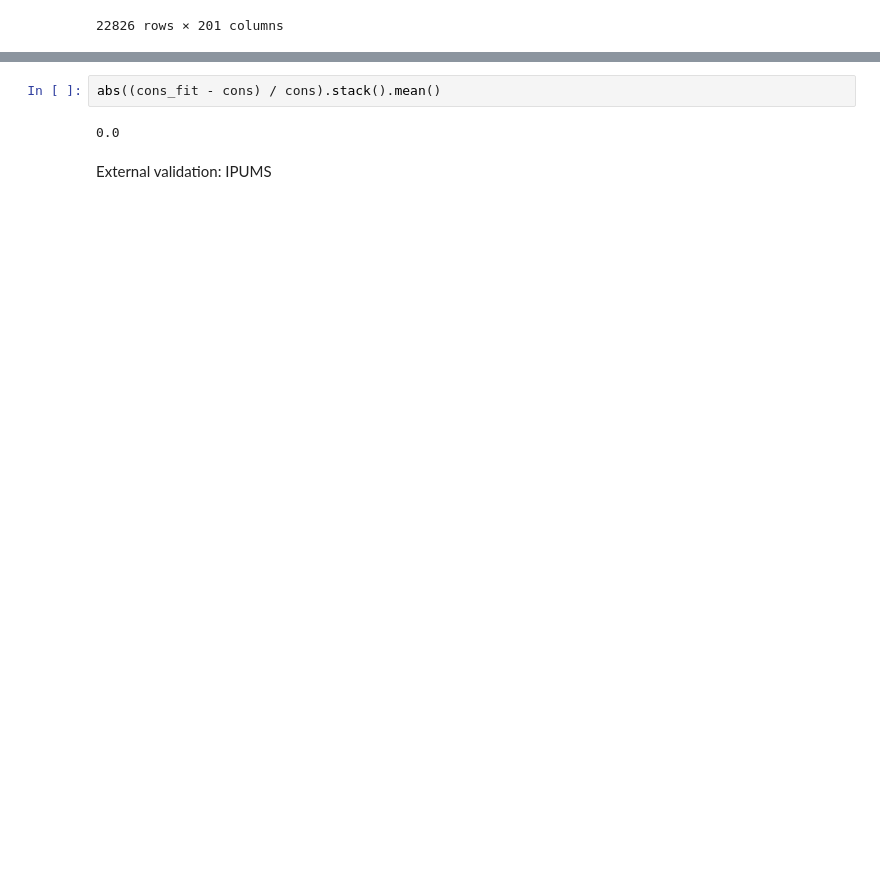
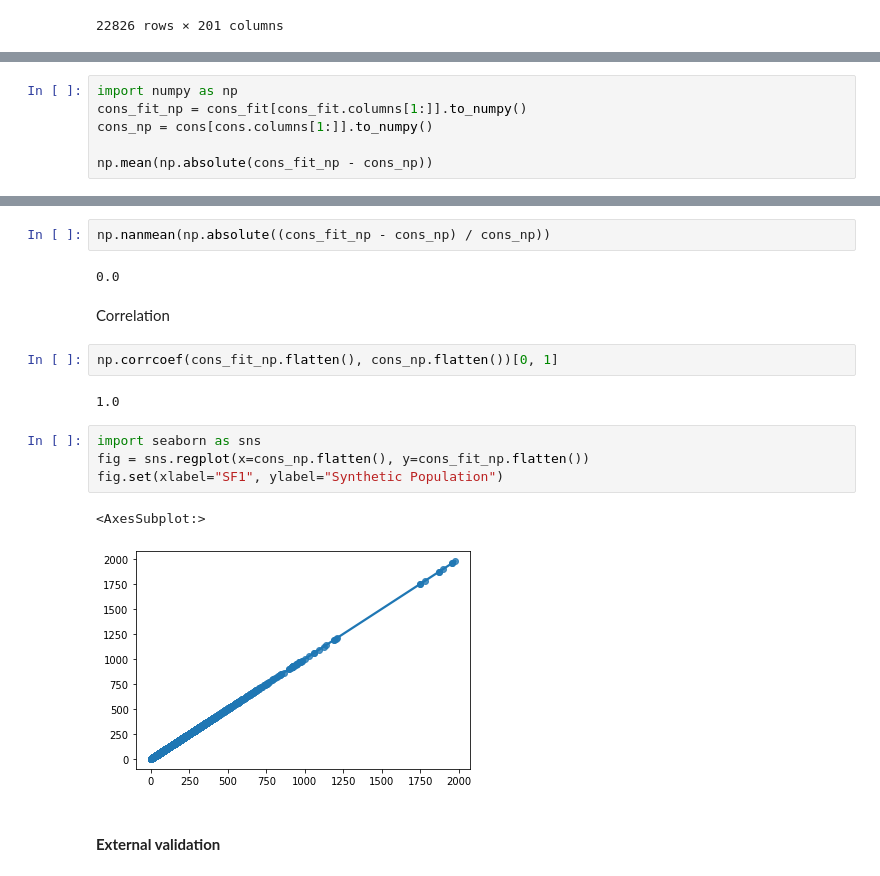
Before and after one commit to linyuehzzz/synthetic-populations, a Jupyter notebook: franklin_microdata.ipynb, the cells around one changed output, grey strips where cells are left out. Cells and saved outputs as stored; diff of their text form; blank space fills up the shorter version.

Commit message:
update corr plots

```diff
--- a/franklin_microdata.ipynb
+++ b/franklin_microdata.ipynb
@@ -500,0 +497,6 @@ abs(cons_fit - cons).stack().mean()
+# %%
+import numpy as np
+cons_fit_np = cons_fit[cons_fit.columns[1:]].to_numpy()
+cons_np = cons[cons.columns[1:]].to_numpy()
+
+np.mean(np.absolute(cons_fit_np - cons_np))
@@ -503,7 +507,20 @@ Internal validation: mean percentage error (MPE)
-# %%
-abs((cons_fit - cons) / cons).stack().mean()
-# %% [output]
-0.0
-# %% [markdown]
-External validation: IPUMS
+# %%
+np.nanmean(np.absolute((cons_fit_np - cons_np) / cons_np))
+# %% [output]
+0.0
+# %% [markdown]
+Correlation
+# %%
+np.corrcoef(cons_fit_np.flatten(), cons_np.flatten())[0, 1]
+# %% [output]
+1.0
+# %%
+import seaborn as sns
+fig = sns.regplot(x=cons_np.flatten(), y=cons_fit_np.flatten())
+fig.set(xlabel="SF1", ylabel="Synthetic Population")
+# %% [output]
+<AxesSubplot:>
+[figure, added]
+# %% [markdown]
+#### **External validation**
 # %%
```
Also changed, not shown: parts of 8 cells of this notebook, 1 other file.
